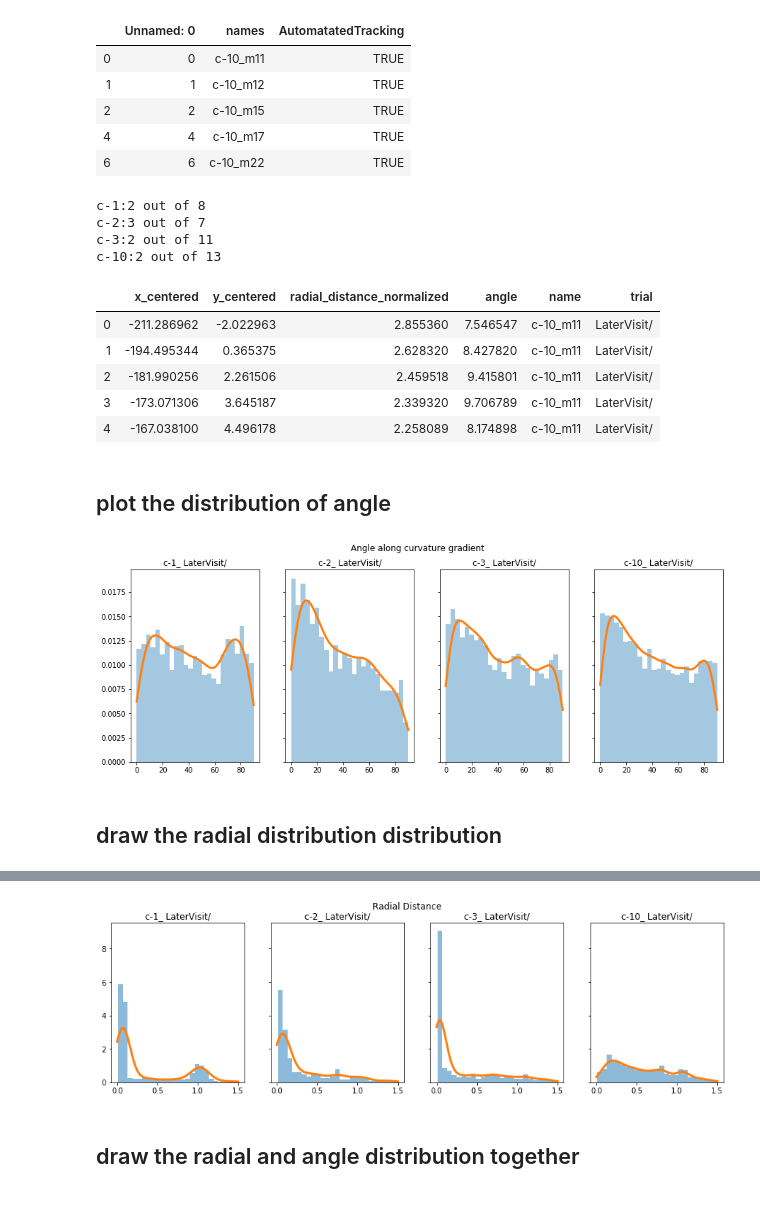
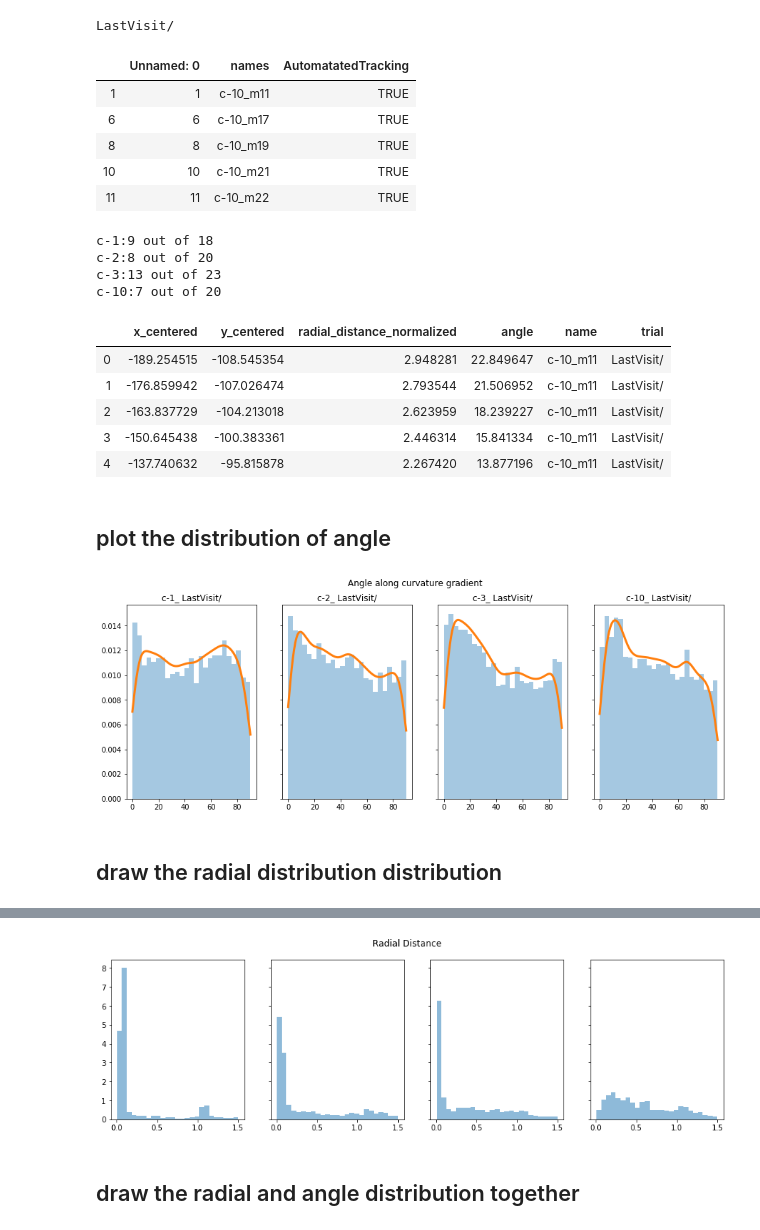
Before and after one commit to TanviDeora/ProboscisTracking, a Jupyter notebook: PaperPinelineCodes/5-StatsOnAngleandRadius.ipynb, the cells around one changed output, grey strips where cells are left out. Drawn from its saved outputs; the diff is of its cells as text; code cells hidden in the pictures; blank space fills up the shorter version.

Commit message:
Added a "later" visit : # 19

```diff
--- a/PaperPinelineCodes/5-StatsOnAngleandRadius.ipynb
+++ b/PaperPinelineCodes/5-StatsOnAngleandRadius.ipynb
@@ -26,9 +18,19 @@ def getNameAndTrial(path, visit):
 #     trial = name.split('_')[2]
     trial = visit
     return(name, trial)
+# %%
+visitnum = ['FirstVisit/', 'LaterVisit/', 'LastVisit/']
+for visit in visitnum[-1:]:
+    data_path = os.path.join(r"../dataFolders/PaperPipelineOutput/RadiusAndAngle_v2/", visit)
+    # data = glob.glob(data_path + '**.csv')
+    circ_params = pd.read_csv('../dataFolders/PaperPipelineOutput/CircleParameters/circle_parameters.csv')
+
+    outfig = '../dataFolders/PaperPipelineOutput/Figures/v2/'
 # %%
+print(visit)
 data = glob.glob(data_path +'*.csv')
-# data
+# %% [output]
+LastVisit/
 # %%
 videoselection = pd.read_csv(os.path.join(r"../dataFolders/PaperPipelineOutput/FilteredTracks_v2/",visit) +
                                           "AllVideoNames.csv")
@@ -37,11 +39,11 @@ subset = videoselection.loc[videoselection.AutomatatedTracking == 'TRUE', :]
 subset.head()
 # %% [output]
 |  | Unnamed: 0 | names | AutomatatedTracking |
-| 0 | 0 | c-10_m11 | TRUE |
-| 1 | 1 | c-10_m12 | TRUE |
-| 2 | 2 | c-10_m15 | TRUE |
-| 4 | 4 | c-10_m17 | TRUE |
-| 6 | 6 | c-10_m22 | TRUE |
+| 1 | 1 | c-10_m11 | TRUE |
+| 6 | 6 | c-10_m17 | TRUE |
+| 8 | 8 | c-10_m19 | TRUE |
+| 10 | 10 | c-10_m21 | TRUE |
+| 11 | 11 | c-10_m22 | TRUE |
 # %%
 # count how many are being left out
 
@@ -52,10 +54,10 @@ for shape in shapes:
     inco = videoselection[videoselection.names.str.contains(shape)].names.count() - co
     print(shape[:-1] + ':' + str(inco) + ' out of ' + str(videoselection[videoselection.names.str.contains(shape)].names.count()))
 # %% [output]
-c-1:2 out of 8
-c-2:3 out of 7
-c-3:2 out of 11
-c-10:2 out of 13
+c-1:9 out of 18
+c-2:8 out of 20
+c-3:13 out of 23
+c-10:7 out of 20
 # %%
 df = pd.DataFrame([])
 for eachfile in data:
@@ -76,11 +78,11 @@ for eachfile in data:
 df.head()
 # %% [output]
 |  | x_centered | y_centered | radial_distance_normalized | angle | name | trial |
-| 0 | -211.286962 | -2.022963 | 2.855360 | 7.546547 | c-10_m11 | LaterVisit/ |
-| 1 | -194.495344 | 0.365375 | 2.628320 | 8.427820 | c-10_m11 | LaterVisit/ |
-| 2 | -181.990256 | 2.261506 | 2.459518 | 9.415801 | c-10_m11 | LaterVisit/ |
-| 3 | -173.071306 | 3.645187 | 2.339320 | 9.706789 | c-10_m11 | LaterVisit/ |
-| 4 | -167.038100 | 4.496178 | 2.258089 | 8.174898 | c-10_m11 | LaterVisit/ |
+| 0 | -189.254515 | -108.545354 | 2.948281 | 22.849647 | c-10_m11 | LastVisit/ |
+| 1 | -176.859942 | -107.026474 | 2.793544 | 21.506952 | c-10_m11 | LastVisit/ |
+| 2 | -163.837729 | -104.213018 | 2.623959 | 18.239227 | c-10_m11 | LastVisit/ |
+| 3 | -150.645438 | -100.383361 | 2.446314 | 15.841334 | c-10_m11 | LastVisit/ |
+| 4 | -137.740632 | -95.815878 | 2.267420 | 13.877196 | c-10_m11 | LastVisit/ |
 # %% [markdown]
 ## plot the distribution of angle
 # %%
@@ -123,7 +125,7 @@ for i, shape in enumerate(shapes):
 plt.suptitle('Angle along curvature gradient')
 fig.savefig(outfig + 'angleDistributions_projection_'+ visit[:-1] + '.png')
 # %% [output]
-[figure, old version]
+[figure, new version]
 # %% [markdown]
 ## draw the radial distribution distribution
 # %%
@@ -144,25 +146,16 @@ for i, shape in enumerate(shapes):
                          (df.trial == visit), 'radial_distance_normalized'].values
 #     val, edges = np.histogram(sub_df, bins = bins)
     n , bins, _ = ax[i].hist(sub_df, bins = bins, density = 1, alpha = 0.5)
-    ax[i].set_title(shape + ' ' + visit)
-
 
     # check normed function
     print(shape + '_' + str(np.sum(n*np.diff(bins))))
 
-    kde = gaussian_kde(sub_df)
+#     kde = gaussian_kde(sub_df)
 
-    temp = kde.pdf(bin_center)
-    temp /= delta * np.sum(temp)
-    ax[i].plot(bin_center, temp, linewidth = 3)
-#     ax[i+4].plot(sub_df, [-0.001]*len(sub_df), '|')
+#     temp = kde.pdf(bin_center)
+#     temp /= delta * np.sum(temp)
+#     ax[i].plot(bin_center, temp, linewidth = 3)
 
-#     sub_df = df.loc[(df.name.str.contains(shape)) &
-#                          (df.trial == 'last'), 'angle_savgol'].values
-#     sns.distplot(sub_df, ax = ax[i + 4], bins = bins, kde = False, norm_hist = True)
-#     ax[i + 4].set_title(shape + ' last trials')
-
-#     ax[i].set_ylim([0, 0.045])
 plt.suptitle('Radial Distance')
 fig.savefig(outfig + 'Radial Distribution' + visit[:-1] + '.png')
 # %% [output]
@@ -173,4 +166,4 @@ c-10__0.9999999999999999
-[figure, old version]
+[figure, new version]
 # %% [markdown]
 ## draw the radial and angle distribution together
 # %%
```
Also changed, not shown: parts of 4 cells of this notebook, 8 other files.
